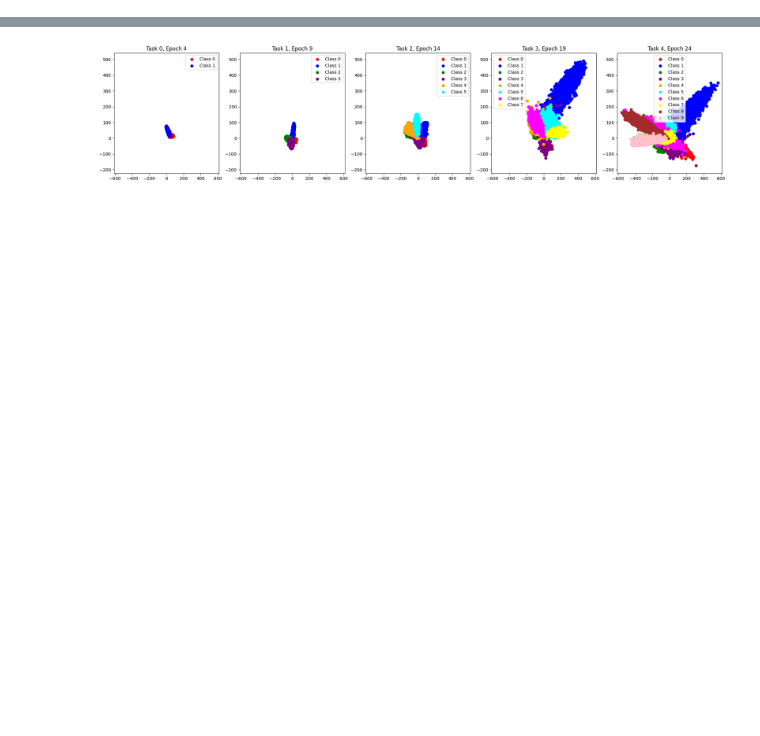
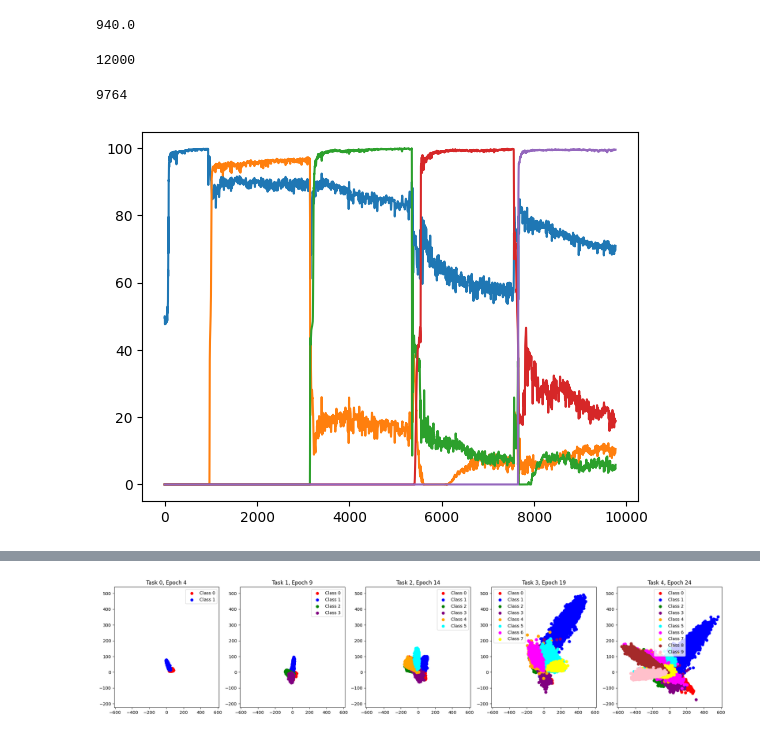
Before and after one commit to JanWasilewski/forgetting_visualizations, a Jupyter notebook: anim.ipynb, the cells around one changed output, grey strips where cells are left out. Cells and saved outputs as stored; diff of their text form; code cells hidden in the pictures; blank space fills up the shorter version.

```diff
--- a/anim.ipynb
+++ b/anim.ipynb
@@ -0,0 +1,27 @@
+# %%
+import matplotlib.pyplot as plt
+import numpy as np
+from matplotlib.animation import FuncAnimation
+import pickle
+
+with open(f'animations/test_ER11.pkl', 'rb') as file:
+        data_anim = pickle.load(file)
+# %%
+len(data_anim)/5
+# %% [output]
+940.0
+# %%
+len(data_anim[0][0])
+# %% [output]
+12000
+# %%
+len(data_anim)
+# %% [output]
+9764
+# %%
+accs = np.array([data_anim[i][2] + [0] * (5 - len(data_anim[i][2])) for i in range(len(data_anim))]).transpose()
+# %%
+for p in accs:
+    plt.plot(p)
+# %% [output]
+[figure, added]
```
Also changed, not shown: parts of 3 cells of this notebook, 5 other files.
